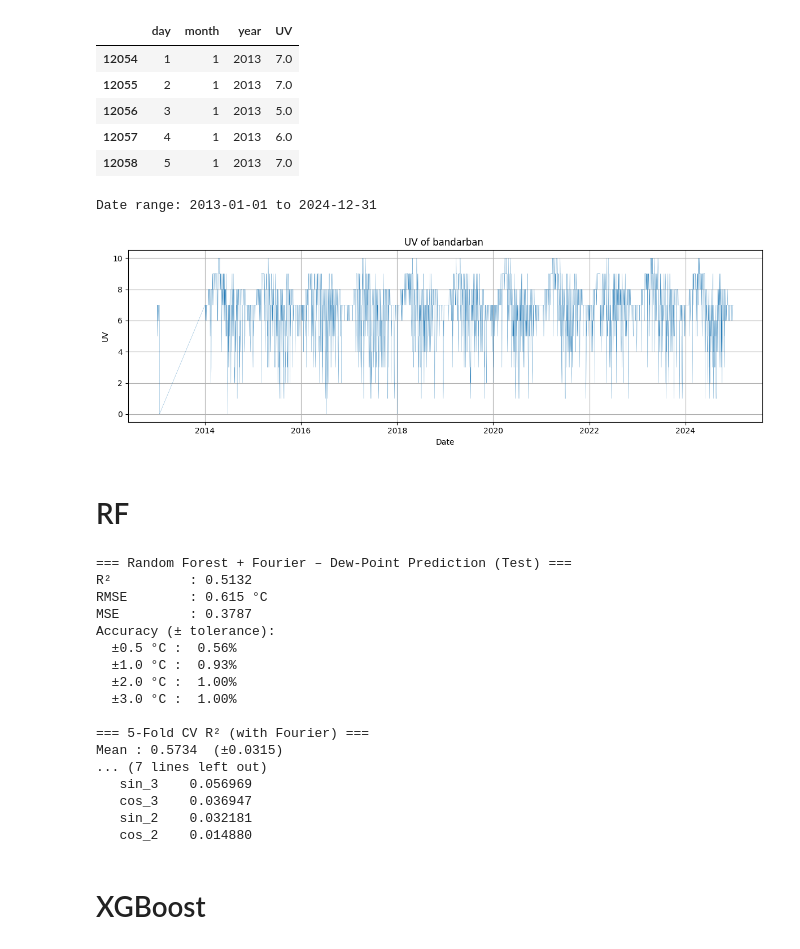
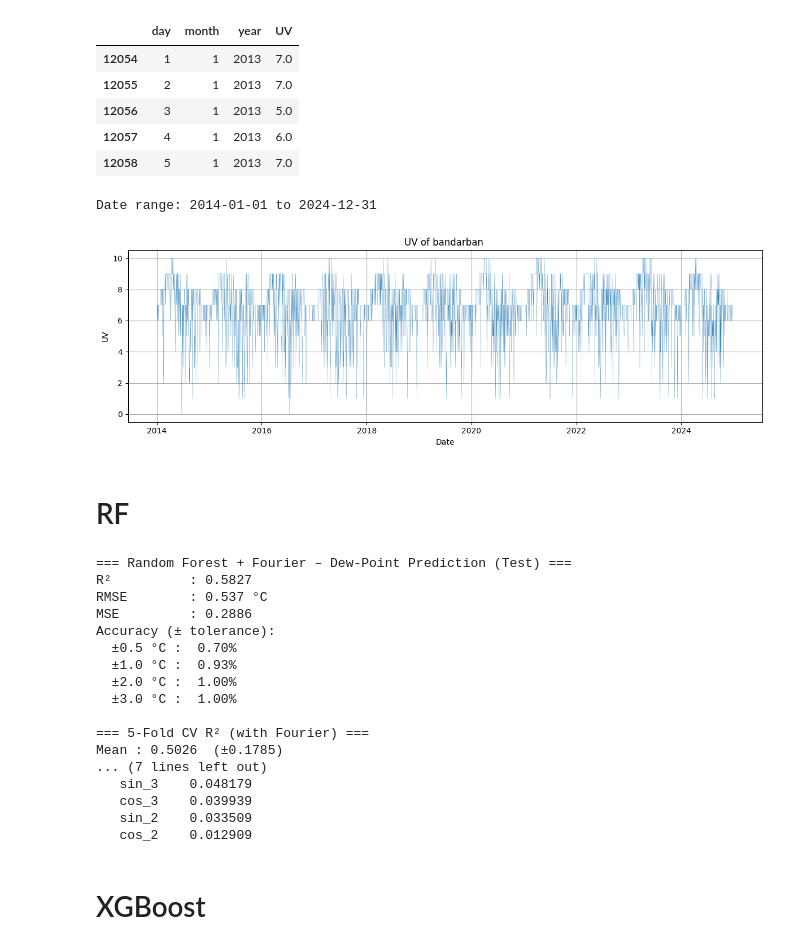
Before and after one commit to not-your-pancake/TCC_Journal, a Jupyter notebook: 0 Real Done Shit/5. Haor or Wetland Humid Zone (Haor Basin)/5. UV Index Risk Categories/Moulovibazar.ipynb, the cells around one changed output. Saved outputs shown, nothing was run; the diff lists cells and outputs as text; code cells hidden in the pictures.

```diff
--- a/0 Real Done Shit/5. Haor or Wetland Humid Zone (Haor Basin)/5. UV Index Risk Categories/Moulovibazar.ipynb
+++ b/0 Real Done Shit/5. Haor or Wetland Humid Zone (Haor Basin)/5. UV Index Risk Categories/Moulovibazar.ipynb
@@ -22,38 +22,38 @@ df_district.head()
 # %%
 import matplotlib.pyplot as plt
 
 if 'date' not in df_district.columns:
     df_district['date'] = pd.to_datetime(df_district[['year', 'month', 'day']])
 
-# show date range
-min_date = df_district['date'].min()
-max_date = df_district['date'].max()
-print(f"Date range: {min_date.date()} to {max_date.date()}")
+# # show date range
+# min_date = df_district['date'].min()
+# max_date = df_district['date'].max()
+# print(f"Date range: {min_date.date()} to {max_date.date()}")
 
 
-# # filter data for custom date range: 2020 to 2024
-# df_district = df_district[
-#     (df_district['date'] >= '1980-01-01') & (df_district['date'] <= '2024-12-31')
-# ]
-# custom_range_df = df_district.copy()
+# filter data for custom date range: 2020 to 2024
+df_district = df_district[
+    (df_district['date'] >= '2014-01-01') & (df_district['date'] <= '2024-12-31')
+]
+custom_range_df = df_district.copy()
 
-# # show date range
-# min_date = custom_range_df['date'].min()
-# max_date = custom_range_df['date'].max()
-# print(f"Date range: {min_date.date()} to {max_date.date()}")
+# show date range
+min_date = custom_range_df['date'].min()
+max_date = custom_range_df['date'].max()
+print(f"Date range: {min_date.date()} to {max_date.date()}")
 
 # plot daily temperature time series
 plt.figure(figsize=(12, 4))
 plt.plot(df_district['date'], df_district['UV'], linewidth=0.2)
 plt.xlabel('Date')
 plt.ylabel('UV')
 plt.title('UV of bandarban ')
 plt.grid(True)
 plt.tight_layout()
 plt.show()
 # %% [output]
-Date range: 2013-01-01 to 2024-12-31
+Date range: 2014-01-01 to 2024-12-31
-[figure, old version]
+[figure, new version]
 # %%
 import pandas as pd
 import numpy as np
@@ -160,22 +160,22 @@ print("\n=== Feature Importances (Top 10) ===")
 print(fi.head(10).to_string(index=False))
 # %% [output]
 === Random Forest + Fourier – Dew-Point Prediction (Test) ===
-R²          : 0.5132
-RMSE        : 0.615 °C
-MSE         : 0.3787
+R²          : 0.5827
+RMSE        : 0.537 °C
+MSE         : 0.2886
 Accuracy (± tolerance):
-  ±0.5 °C :  0.56%
+  ±0.5 °C :  0.70%
   ±1.0 °C :  0.93%
   ±2.0 °C :  1.00%
   ±3.0 °C :  1.00%
 
 === 5-Fold CV R² (with Fourier) ===
-Mean : 0.5734  (±0.0315)
+Mean : 0.5026  (±0.1785)
 ... (7 lines left out)
-   sin_3    0.056969
-   cos_3    0.036947
-   sin_2    0.032181
-   cos_2    0.014880
+   sin_3    0.048179
+   cos_3    0.039939
+   sin_2    0.033509
+   cos_2    0.012909
 # %% [markdown]
 # XGBoost
 # %%
```
Also changed, not shown: parts of 6 cells of this notebook, 20 other files.
